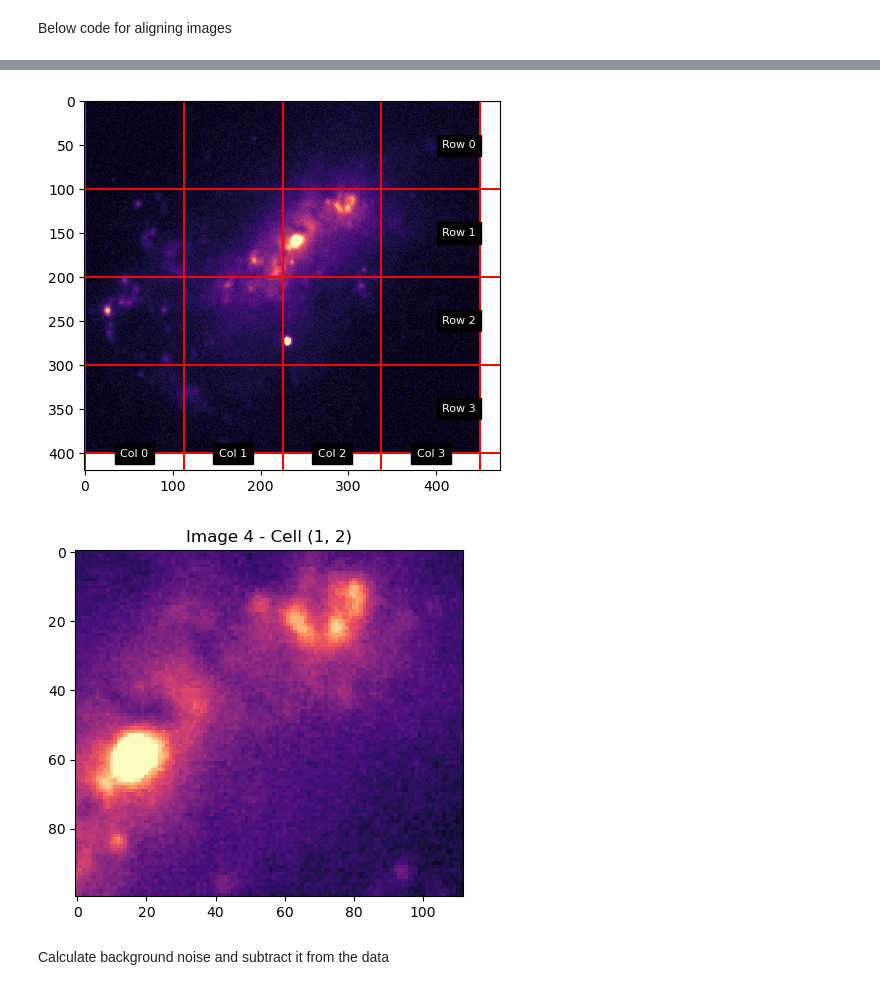
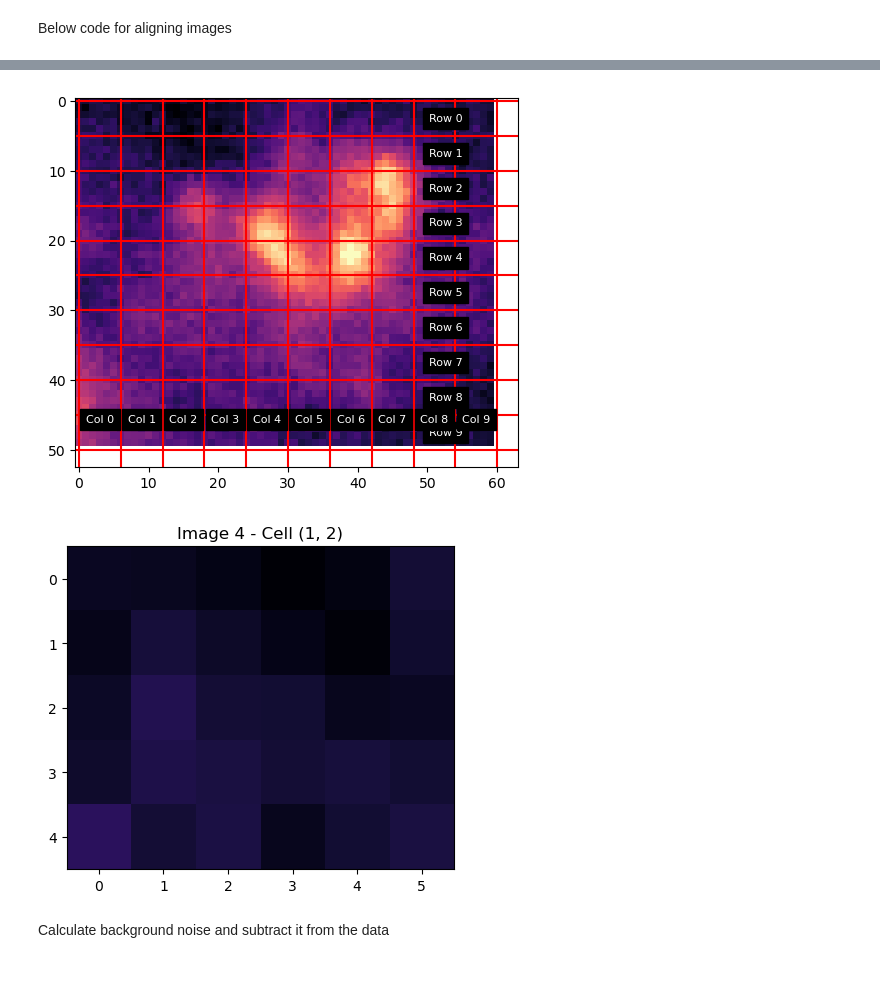
Before and after one commit to Juaopteinde/Group-19-NGC4449, a Jupyter notebook: Main.ipynb, the cells around one changed output, grey strips where cells are left out. Saved outputs shown, nothing was run; the diff lists cells and outputs as text; code cells hidden in the pictures.

```diff
--- a/Main.ipynb
+++ b/Main.ipynb
@@ -84,7 +84,7 @@ def calc_distance(image, x_center, y_center):
 distances = calc_distance(image_data, x_center, y_center)
 # %%
 # x, y limits to crop images
-x_min, x_max, y_min, y_max = 1750, 2200, 1900, 2300
+x_min, x_max, y_min, y_max = 2010, 2070, 2000, 2050
 
 # Crop the images
 cropped_g= aligned_g[y_min:y_max, x_min:x_max]
@@ -108,4 +108,5 @@ axs[2].set_title("Filter H-α")
 axs[3].imshow(cropped_L, cmap='magma', vmin = quantiles_L[0], vmax = quantiles_L[1], interpolation = 'nearest')
 axs[3].set_title('Filter L')
 plt.show()
+print(cropped_g)
 # %% [output]
@@ -136,37 +150,37 @@ def create_grid(image, num_rows, num_cols):
     # Extract grid data
     grid_data = []
     row_height = height // num_rows
     col_width = width // num_cols
 
     for i in range(num_rows):
         row_data = []
         for j in range(num_cols):
             grid_part = image[i * row_height:(i + 1) * row_height,
                               j * col_width:(j + 1) * col_width]
             row_data.append(grid_part)
         grid_data.append(row_data)
 
     plt.show()
     return grid_data
 
 # Set the amount o columns and rows you want
-num_rows = 4
-num_cols = 4
+num_rows = 10
+num_cols = 10
 
 grid_g = create_grid(cropped_g, num_rows, num_cols)
 
 def plot_cell(grid_data, row, col, image_number):
     quantiles = np.percentile(grid_data, (0.1, 99.9))
     cell_data = grid_data[row][col]
     plt.figure(figsize=(5, 5))
     plt.imshow(cell_data, cmap='magma', vmin = quantiles[0], vmax = quantiles[1], interpolation = 'nearest')
     plt.title(f'Image {image_number} - Cell ({row}, {col})')
     plt.show()
 
 plot_cell(grid_g, 1, 2, 4)
 # %% [output]
-[figure, old version]
+[figure, new version]
-[figure, old version]
+[figure, new version]
 # %% [markdown]
 Calculate background noise and subtract it from the data
 # %%
```
Also changed, not shown: parts of 8 cells of this notebook, 1 other file.
